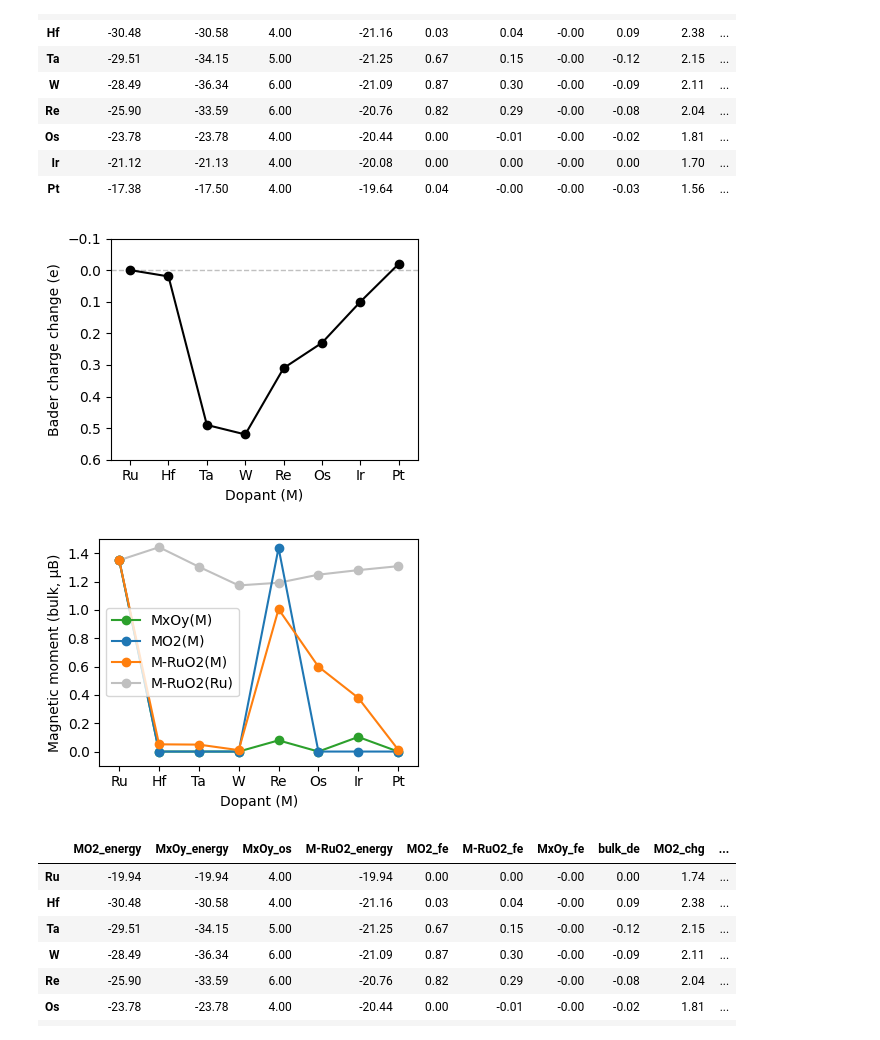
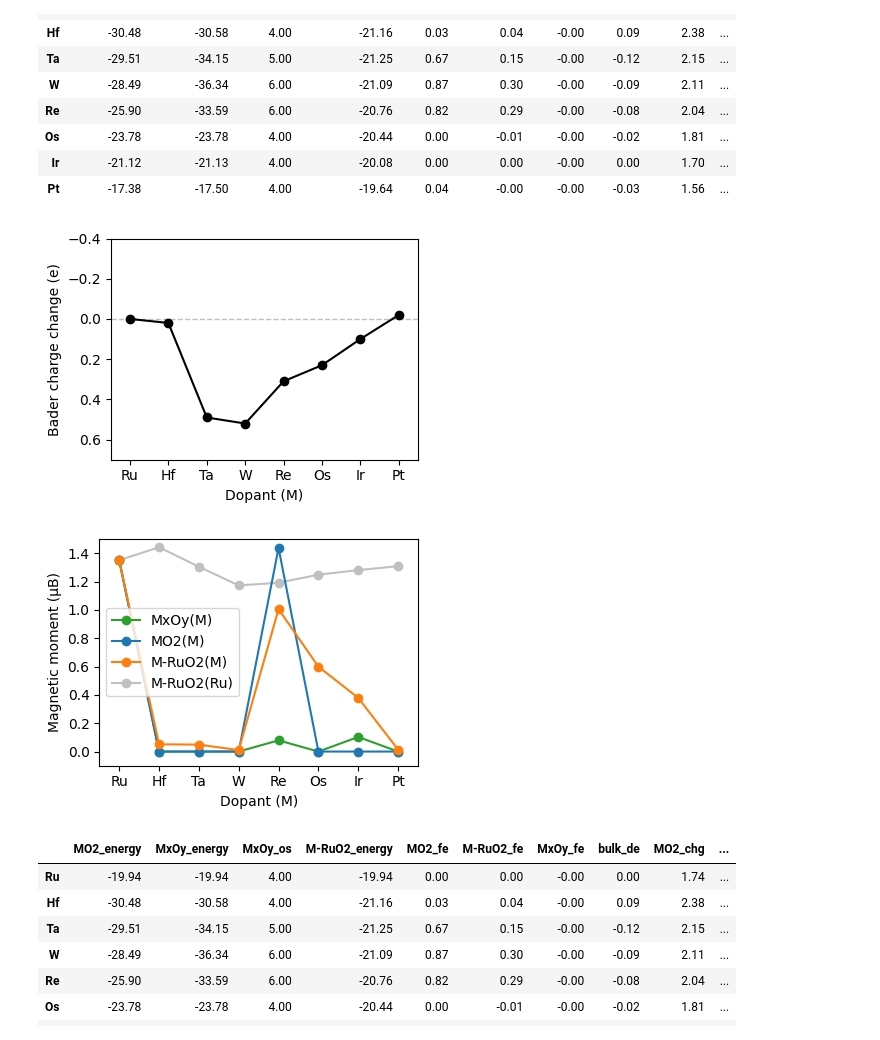
Before and after one commit to jhyeonjung97/tools, a Jupyter notebook: ruo2/icohp.ipynb, the cells around one changed output. Saved outputs shown, nothing was run; the diff lists cells and outputs as text; code cells hidden in the pictures.

```diff
--- a/ruo2/icohp.ipynb
+++ b/ruo2/icohp.ipynb
@@ -255,31 +255,31 @@ data
 # %%
 data['bulk_Δchg'] = data['M-RuO2_chg(M)'] - data['MO2_chg']
 
 plt.figure(figsize=figsize)
 
 plt.plot(
     data.index,
     data['bulk_Δchg'],
     marker='o',
     color='black',
 )
 
 plt.axhline(0, color='silver', linestyle='--', linewidth='1', zorder=0)
 
 plt.xlabel('Dopant (M)')
 plt.ylabel('Bader charge change (e)')
-plt.ylim(0.6, -0.1)
+plt.ylim(0.7, -0.4)
 
 plt.xlim(-0.5, 7.5)
 # plt.legend(loc='best')
 plt.xticks(range(len(data.index)), data.index.tolist())
 
 plt.tight_layout()
-plt.savefig(f'{root}/figures/bulk_doping_bader_charge.png', dpi=dpi, transparent=True)
+plt.savefig(f'{root}/figures/bulk_dopant_bader_charge.png', dpi=dpi, transparent=True)
 plt.show()
 plt.close()
 # %% [output]
-[figure, old version]
+[figure, new version]
 # %%
 plt.figure(figsize=figsize)
 
@@ -301,7 +301,7 @@ for i, col in enumerate(cols):
 
 # plt.title('MO2 vs M-RuO2')
 plt.xlabel('Dopant (M)')
-plt.ylabel('Magnetic moment (bulk, μB)')
+plt.ylabel('Magnetic moment (μB)')
 plt.ylim(-0.1, 1.5)
 
 plt.xlim(-0.5, 7.5)
@@ -313,4 +313,4 @@ plt.savefig(f'{root}/figures/bulk_magnetic_moment.png', dpi=dpi, transparent=Tru
 plt.show()
 plt.close()
 # %% [output]
-[figure, old version]
+[figure, new version]
```
Also changed, not shown: parts of 27 cells of this notebook.
